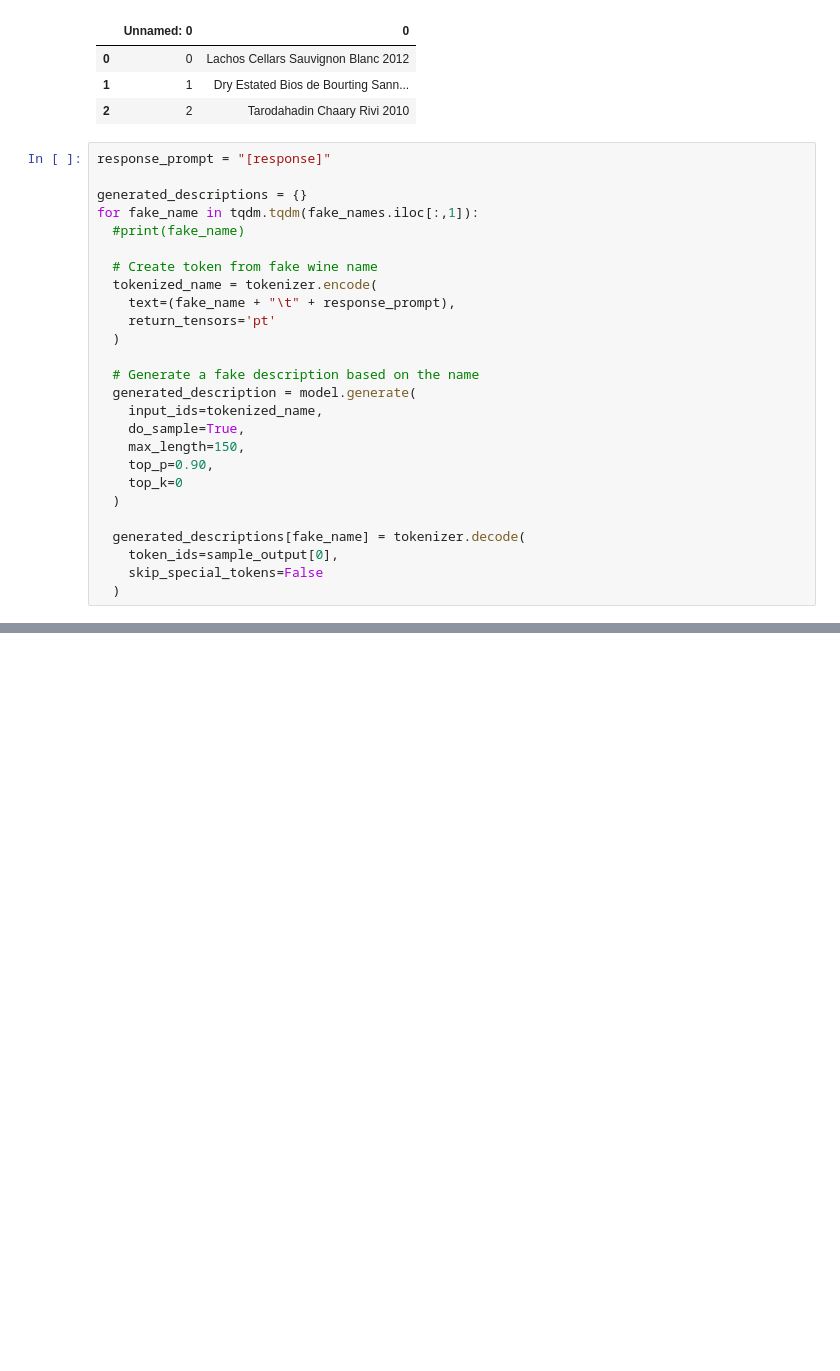
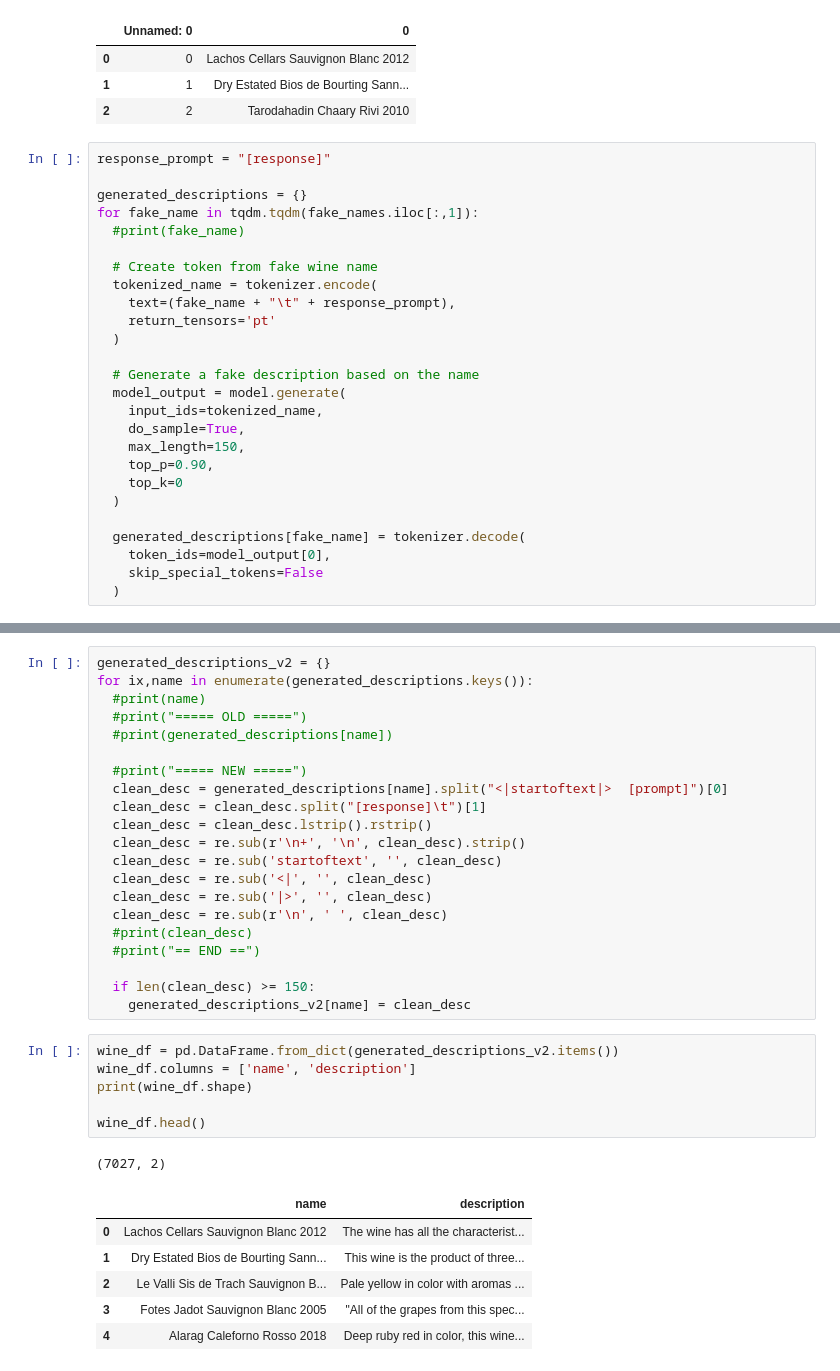
Before and after one commit to cipher982/this-wine-does-not-exist, a Jupyter notebook: 4_model_descriptions_v2.ipynb, the cells around one changed output, grey strips where cells are left out. Cells and saved outputs as stored; diff of their text form; blank space fills up the shorter version.

Commit message:
adding updated notebook for generating descriptions based on GPT2

```diff
--- a/4_model_descriptions_v2.ipynb
+++ b/4_model_descriptions_v2.ipynb
@@ -97,7 +137,7 @@ for fake_name in tqdm.tqdm(fake_names.iloc[:,1]):
   )
 
   # Generate a fake description based on the name
-  generated_description = model.generate(
+  model_output = model.generate(
     input_ids=tokenized_name,
     do_sample=True,
     max_length=150,
@@ -106,7 +146,7 @@ for fake_name in tqdm.tqdm(fake_names.iloc[:,1]):
   )
 
   generated_descriptions[fake_name] = tokenizer.decode(
-    token_ids=sample_output[0],
+    token_ids=model_output[0],
     skip_special_tokens=False
   )
 # %% [output]
@@ -137,0 +158,35 @@ True
+# %%
+generated_descriptions_v2 = {}
+for ix,name in enumerate(generated_descriptions.keys()):
+  #print(name)
+  #print("===== OLD =====")
+  #print(generated_descriptions[name])
+
+  #print("===== NEW =====")
+  clean_desc = generated_descriptions[name].split("<|startoftext|>	[prompt]")[0]
+  clean_desc = clean_desc.split("[response]\t")[1]
+  clean_desc = clean_desc.lstrip().rstrip()
+  clean_desc = re.sub(r'\n+', '\n', clean_desc).strip()
+  clean_desc = re.sub('startoftext', '', clean_desc)
+  clean_desc = re.sub('<|', '', clean_desc)
+  clean_desc = re.sub('|>', '', clean_desc)
+  clean_desc = re.sub(r'\n', ' ', clean_desc)
+  #print(clean_desc)
+  #print("== END ==")
+
+  if len(clean_desc) >= 150:
+    generated_descriptions_v2[name] = clean_desc
+# %%
+wine_df = pd.DataFrame.from_dict(generated_descriptions_v2.items())
+wine_df.columns = ['name', 'description']
+print(wine_df.shape)
+
+wine_df.head()
+# %% [output]
+(7027, 2)
+|  | name | description |
+| 0 | Lachos Cellars Sauvignon Blanc 2012 | The wine has all the characterist... |
+| 1 | Dry Estated Bios de Bourting Sann... | This wine is the product of three... |
+| 2 | Le Valli Sis de Trach Sauvignon B... | Pale yellow in color with aromas ... |
+| 3 | Fotes Jadot Sauvignon Blanc 2005 | "All of the grapes from this spec... |
+| 4 | Alarag Caleforno Rosso 2018 | Deep ruby red in color, this wine... |
```
Also changed, not shown: parts of 22 cells of this notebook, 1 other file.
